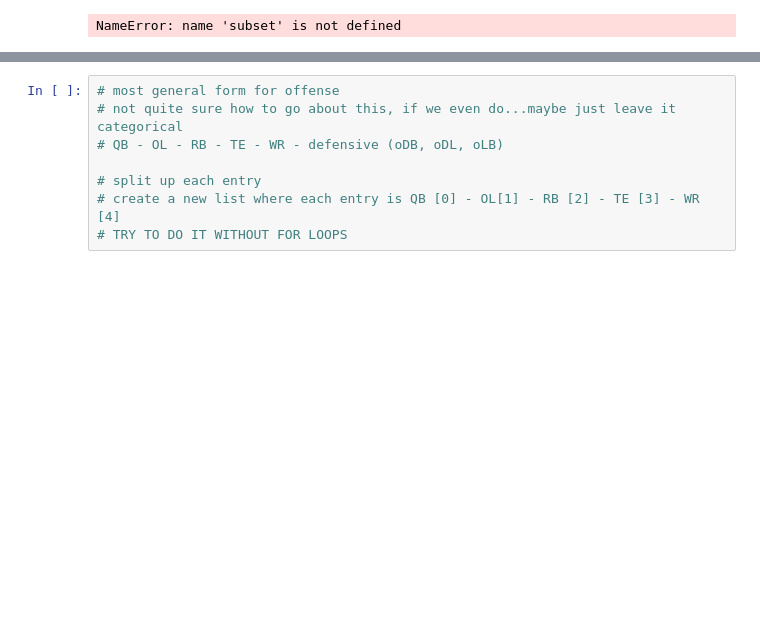
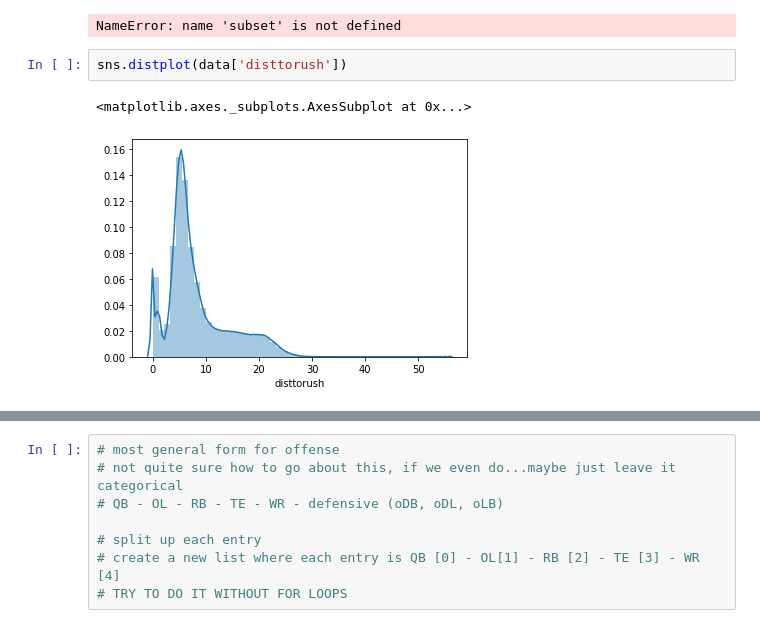
Before and after one commit to MaloneyJason/Rush-Yards, a Jupyter notebook: Yard Prediction Exploration.ipynb, the cells around one changed output, grey strips where cells are left out. Saved outputs shown, nothing was run; the diff lists cells and outputs as text; blank space fills up the shorter version.

Commit message:
Add files via upload
added a couple distribution plots for yards gained and distance to rusher

```diff
--- a/Yard Prediction Exploration.ipynb
+++ b/Yard Prediction Exploration.ipynb
@@ -168,3 +168,8 @@ data.head()
 #        rusher.append(0)
 # %% [output]
 NameError: name 'subset' is not defined
+# %%
+sns.distplot(data['disttorush'])
+# %% [output]
+<matplotlib.axes._subplots.AxesSubplot at 0x...>
+[figure, added]
```
Also changed, not shown: parts of 2 cells of this notebook.
